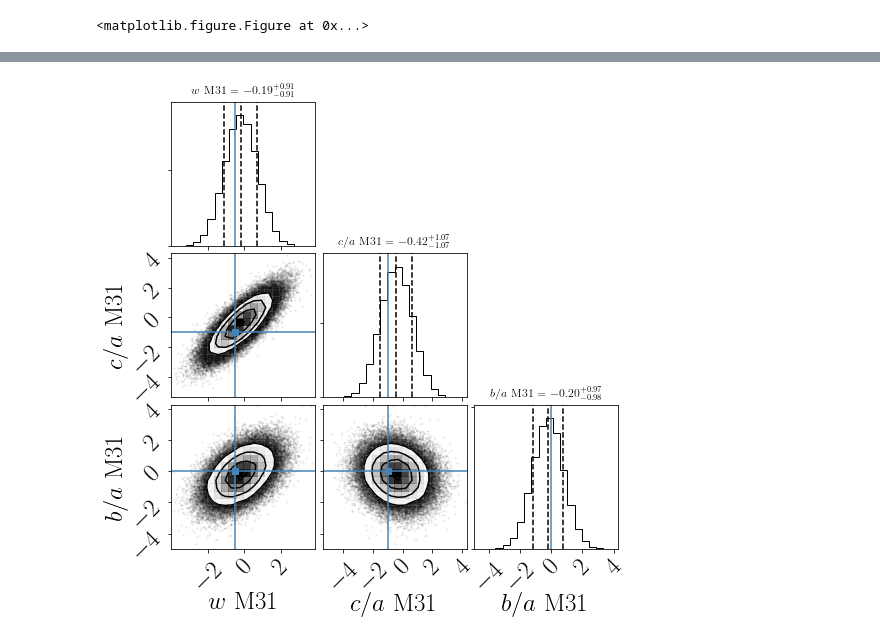
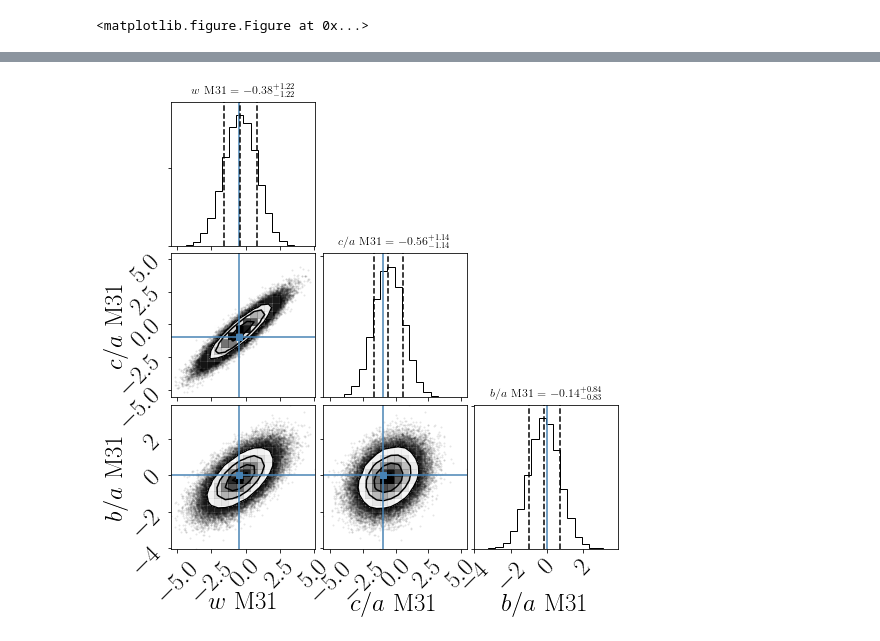
Before and after one commit to astroandes/SatelliteShapeLG, a Jupyter notebook: code/covariances.ipynb, the cells around one changed output, grey strips where cells are left out. Saved outputs shown, nothing was run; the diff lists cells and outputs as text; code cells hidden in the pictures.

```diff
--- a/code/covariances.ipynb
+++ b/code/covariances.ipynb
@@ -109,8 +109,11 @@ def load_experiment(input_path="../data/mstar_selected_summary/vmax_sorted/", fi
 
     return M31_all, MW_all
 # %%
-in_path = "../data/mstar_selected_summary/vmax_sorted/"
+in_path = "../data/illustris1_mstar_selected_summary/vmax_sorted/"
 M31_sim_vmax_sorted_illu, MW_sim_vmax_sorted_illu = load_experiment(input_path=in_path, fixed_number=False)
+
+in_path = "../data/illustris1dark_mstar_selected_summary//vmax_sorted/"
+M31_sim_vmax_sorted_illudm, MW_sim_vmax_sorted_illudm = load_experiment(input_path=in_path, fixed_number=False)
 
 in_path = "../data/elvis_mstar_selected_summary/vmax_sorted/"
 M31_sim_vmax_sorted_elvis, MW_sim_vmax_sorted_elvis = load_experiment(input_path=in_path, fixed_number=False)
@@ -197,8 +201,13 @@ def jacknife_covariance(experiment):
 # %%
 cov_illustris_M31 = jacknife_covariance(M31_sim_vmax_sorted_illu)
 cov_illustris_MW = jacknife_covariance(MW_sim_vmax_sorted_illu)
+
+cov_illustrisdm_M31 = jacknife_covariance(M31_sim_vmax_sorted_illudm)
+cov_illustrisdm_MW = jacknife_covariance(MW_sim_vmax_sorted_illudm)
+
 cov_elvis_M31 = jacknife_covariance(M31_sim_vmax_sorted_elvis)
 cov_elvis_MW = jacknife_covariance(MW_sim_vmax_sorted_elvis)
+
 M31_obs = get_data_obs(M31_obs_vmag_sorted)
 MW_obs = get_data_obs(MW_obs_vmag_sorted)
 # %%
@@ -232,8 +246,12 @@ print("")
 # %%
 data_random_elvis_M31 = np.random.multivariate_normal(cov_elvis_M31['mean'], cov_elvis_M31['covariance'], size=100000)
 data_random_illustris_M31 = np.random.multivariate_normal(cov_illustris_M31['mean'], cov_illustris_M31['covariance'], size=100000)
+data_random_illustrisdm_M31 = np.random.multivariate_normal(cov_illustrisdm_M31['mean'], cov_illustrisdm_M31['covariance'], size=100000)
+
+
 data_random_elvis_MW = np.random.multivariate_normal(cov_elvis_MW['mean'], cov_elvis_MW['covariance'], size=100000)
 data_random_illustris_MW = np.random.multivariate_normal(cov_illustris_MW['mean'], cov_illustris_MW['covariance'], size=100000)
+data_random_illustrisdm_MW = np.random.multivariate_normal(cov_illustrisdm_MW['mean'], cov_illustrisdm_MW['covariance'], size=100000)
 # %%
 plt.figure(figsize=(8,5))
 plt.rc('text', usetex=True,)
@@ -263,11 +281,11 @@ plt.savefig(filename, bbox_inches='tight')
 # %%
-figure = corner.corner(data_random_illustris_M31,
+figure = corner.corner(data_random_illustrisdm_M31,
                       quantiles=[0.16, 0.5, 0.84],
                       labels=[r"$w$ M31", r"$c/a$ M31", r"$b/a$ M31"],
                       show_titles=True, title_kwargs={"fontsize": 12},
                       truths=M31_obs['data_obs'])
-filename = "../paper/gaussian_model_illustris_M31.pdf"
+filename = "../paper/gaussian_model_illustrisdm_M31.pdf"
 plt.savefig(filename, bbox_inches='tight')
 # %% [output]
-[figure, old version]
+[figure, new version]
 # %%
```
Also changed, not shown: parts of 11 cells of this notebook.
